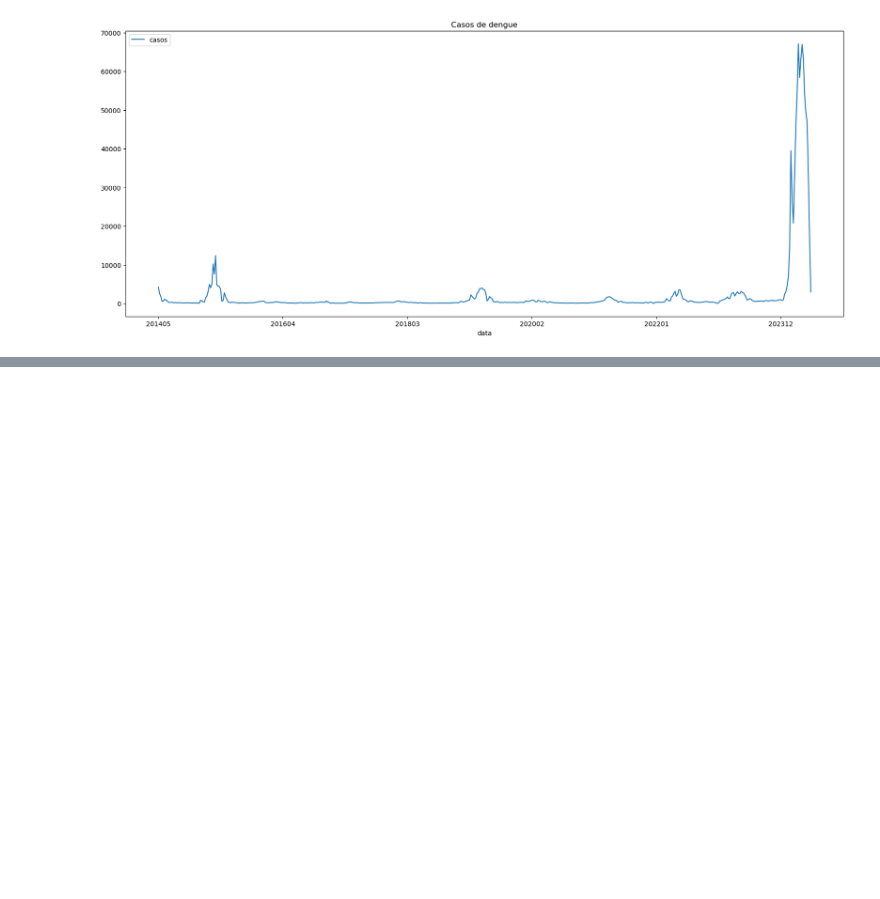
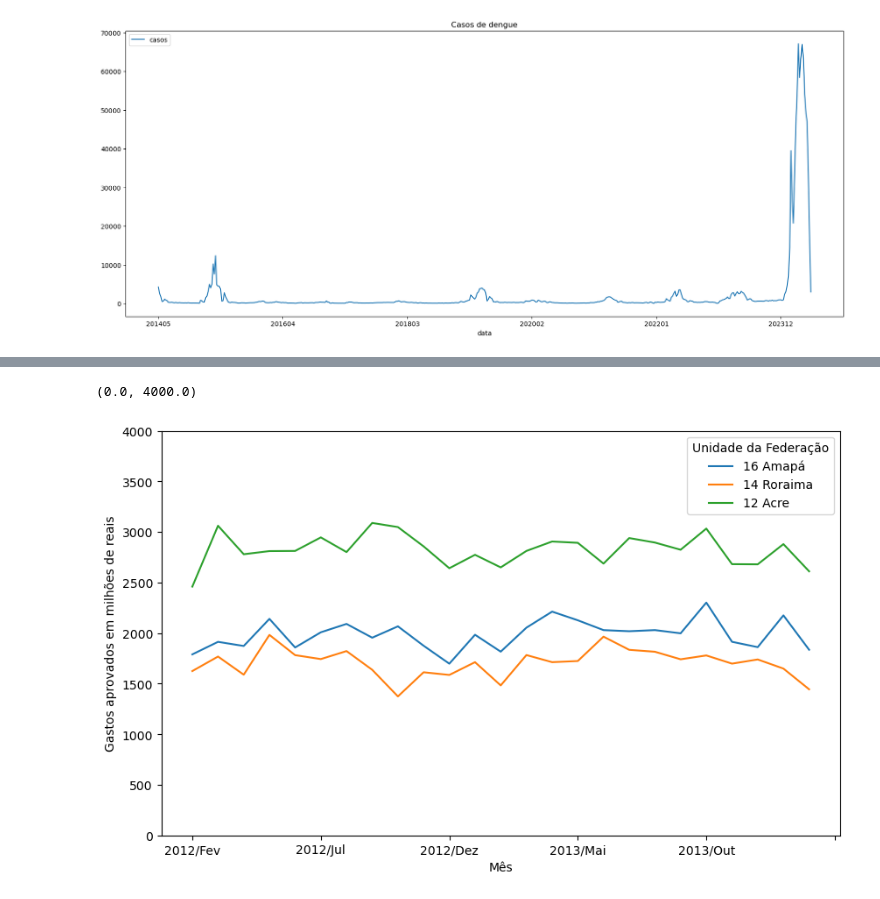
Before and after one commit to willdevsp/fiap_data_analitycs, a Jupyter notebook: hospitalar.ipynb, the cells around one changed output, grey strips where cells are left out. Cells and saved outputs as stored; diff of their text form; code cells hidden in the pictures; blank space fills up the shorter version.

```diff
--- a/hospitalar.ipynb
+++ b/hospitalar.ipynb
@@ -492,0 +530,15 @@ plt.show()
+# %%
+def plota_gastos_por_mes(dados):
+    axis = dados.head(5).T.plot(figsize=(10,6))
+    #axis.yaxis.set_major_formatter(ticker.StrMethodFormatter("{x:,.2f}"))
+    axis.set_ylabel("Gastos aprovados em milhões de reais")
+    axis.set_xlabel("Mês")
+# %%
+ordenados_por_total= ordenados_por_total / 1_000
+# %%
+
+plota_gastos_por_mes(ordenados_por_total[ordenados_por_total.columns[54:79]].head(3))
+plt.ylim(0.0, 4000.0 )
+# %% [output]
+(0.0, 4000.0)
+[figure, added]
```
Also changed, not shown: parts of 14 cells of this notebook.
